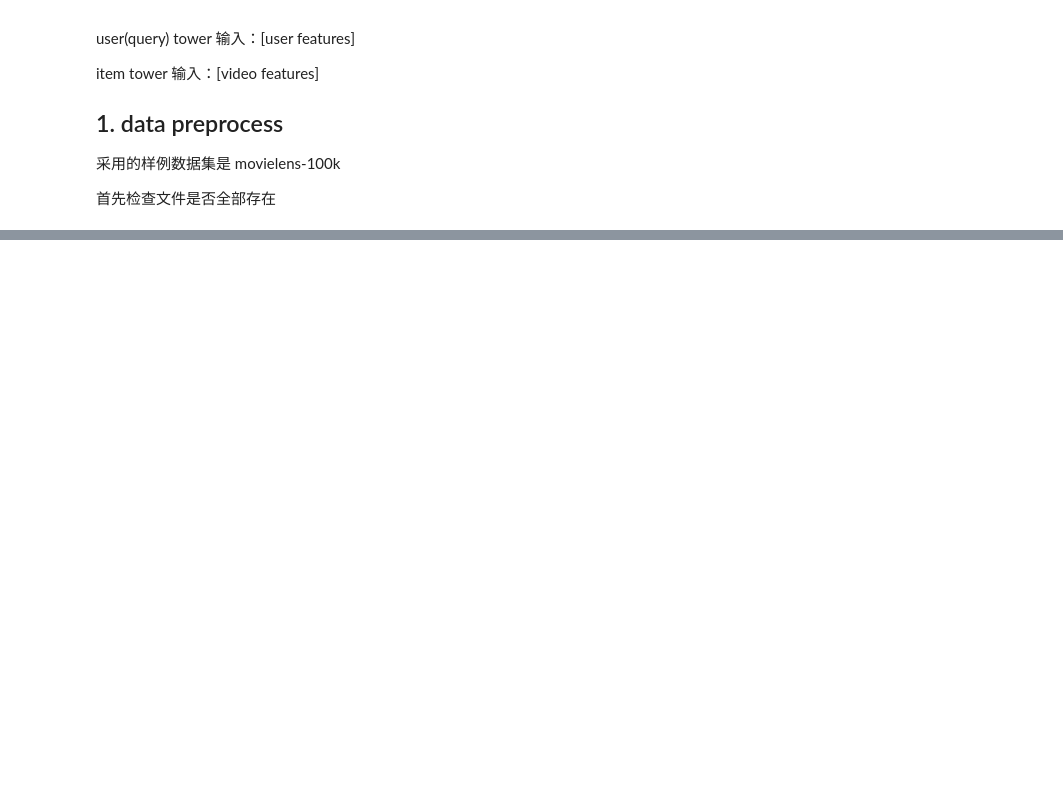
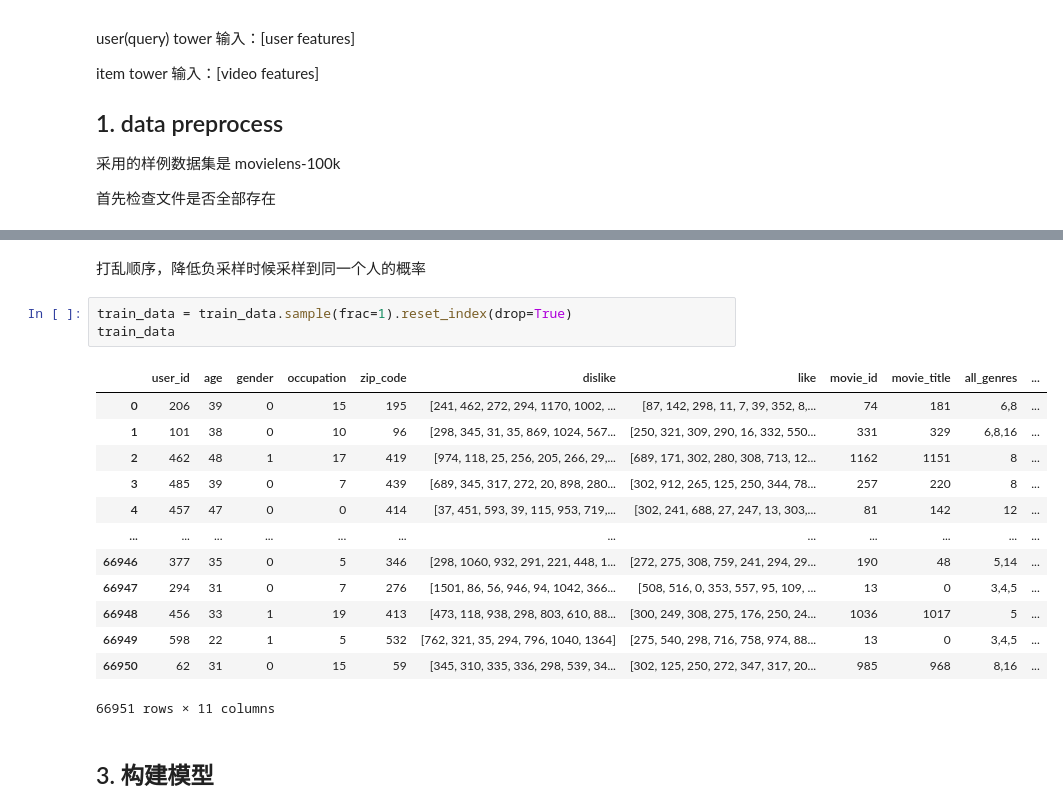
Before and after one commit to 2Mw/RS-Reproduce, a Jupyter notebook: notebooks/DoubleTowerDNN.ipynb, the cells around one changed output, grey strips where cells are left out. Cells and saved outputs as stored; diff of their text form; blank space fills up the shorter version.

```diff
--- a/notebooks/DoubleTowerDNN.ipynb
+++ b/notebooks/DoubleTowerDNN.ipynb
@@ -35,0 +291,21 @@ Check files over.
+# %% [markdown]
+打乱顺序，降低负采样时候采样到同一个人的概率
+# %%
+train_data = train_data.sample(frac=1).reset_index(drop=True)
+train_data
+# %% [output]
+|  | user_id | age | gender | occupation | zip_code | dislike | like | movie_id | movie_title | all_genres | ... |
+| 0 | 206 | 39 | 0 | 15 | 195 | [241, 462, 272, 294, 1170, 1002, ... | [87, 142, 298, 11, 7, 39, 352, 8,... | 74 | 181 | 6,8 | ... |
+| 1 | 101 | 38 | 0 | 10 | 96 | [298, 345, 31, 35, 869, 1024, 567... | [250, 321, 309, 290, 16, 332, 550... | 331 | 329 | 6,8,16 | ... |
+| 2 | 462 | 48 | 1 | 17 | 419 | [974, 118, 25, 256, 205, 266, 29,... | [689, 171, 302, 280, 308, 713, 12... | 1162 | 1151 | 8 | ... |
+| 3 | 485 | 39 | 0 | 7 | 439 | [689, 345, 317, 272, 20, 898, 280... | [302, 912, 265, 125, 250, 344, 78... | 257 | 220 | 8 | ... |
+| 4 | 457 | 47 | 0 | 0 | 414 | [37, 451, 593, 39, 115, 953, 719,... | [302, 241, 688, 27, 247, 13, 303,... | 81 | 142 | 12 | ... |
+| ... | ... | ... | ... | ... | ... | ... | ... | ... | ... | ... | ... |
+| 66946 | 377 | 35 | 0 | 5 | 346 | [298, 1060, 932, 291, 221, 448, 1... | [272, 275, 308, 759, 241, 294, 29... | 190 | 48 | 5,14 | ... |
+| 66947 | 294 | 31 | 0 | 7 | 276 | [1501, 86, 56, 946, 94, 1042, 366... | [508, 516, 0, 353, 557, 95, 109, ... | 13 | 0 | 3,4,5 | ... |
+| 66948 | 456 | 33 | 1 | 19 | 413 | [473, 118, 938, 298, 803, 610, 88... | [300, 249, 308, 275, 176, 250, 24... | 1036 | 1017 | 5 | ... |
+| 66949 | 598 | 22 | 1 | 5 | 532 | [762, 321, 35, 294, 796, 1040, 1364] | [275, 540, 298, 716, 758, 974, 88... | 13 | 0 | 3,4,5 | ... |
+| 66950 | 62 | 31 | 0 | 15 | 59 | [345, 310, 335, 336, 298, 539, 34... | [302, 125, 250, 272, 347, 317, 20... | 985 | 968 | 8,16 | ... |
+66951 rows × 11 columns
+# %% [markdown]
+## 3. 构建模型
```
Also changed, not shown: parts of 29 cells of this notebook, 1 other file.
